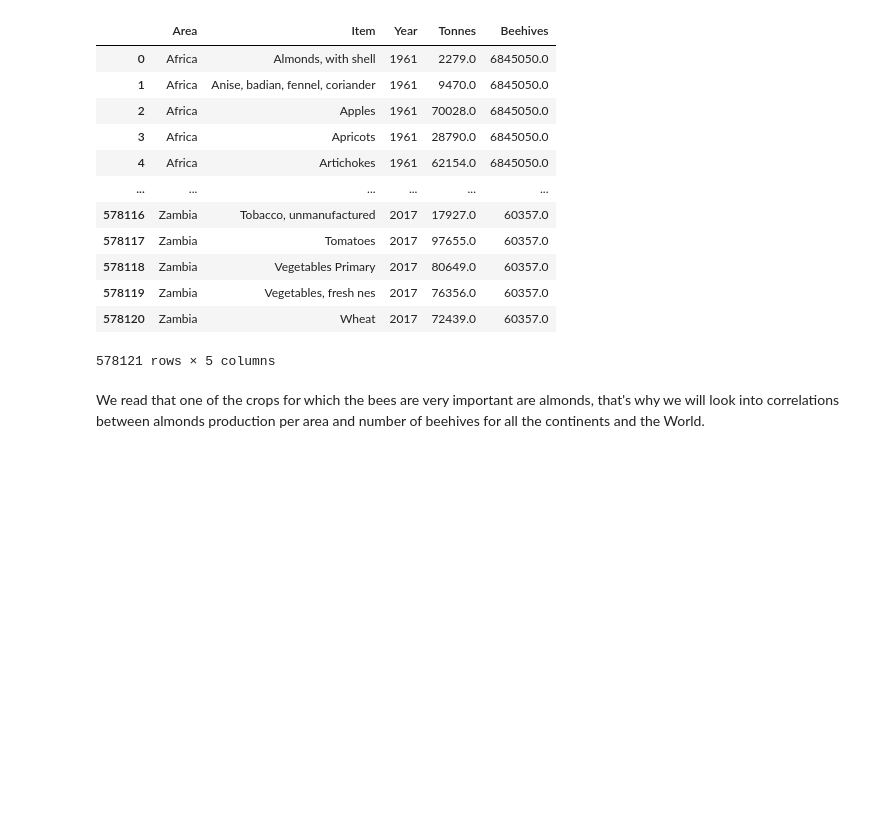
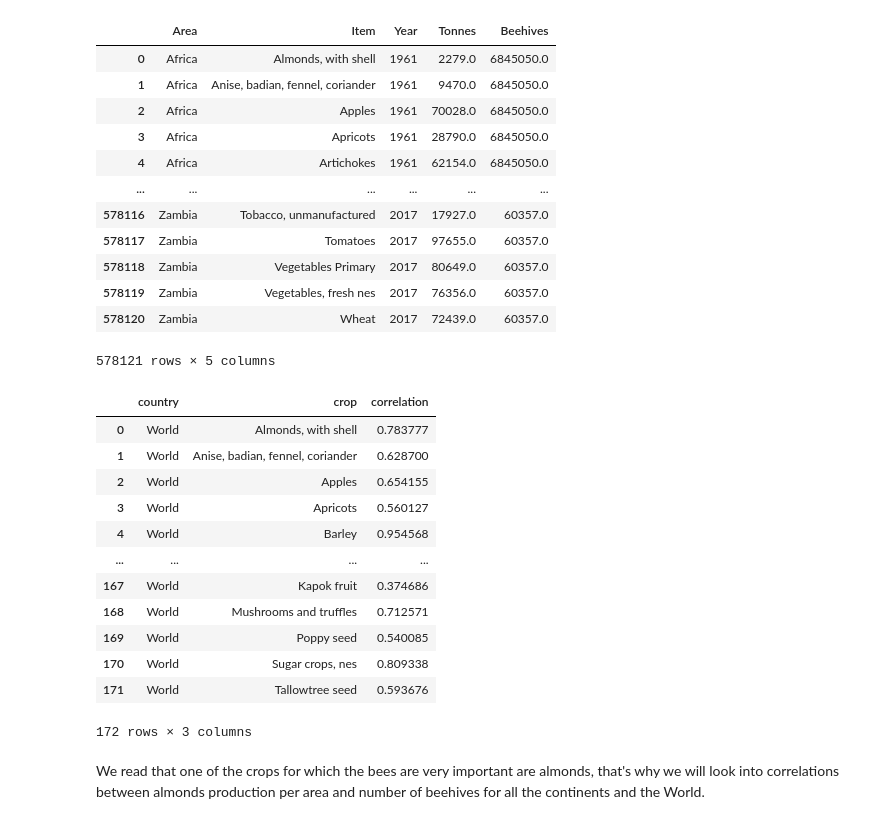
Before and after one commit to caralen/ada-project-faam, a Jupyter notebook: research_bees.ipynb, the cells around one changed output. Saved outputs shown, nothing was run; the diff lists cells and outputs as text; code cells hidden in the pictures; blank space fills up the shorter version.

```diff
--- a/research_bees.ipynb
+++ b/research_bees.ipynb
@@ -1779,7 +1779,7 @@ joined
 | 578120 | Zambia | Wheat | 2017 | 72439.0 | 60357.0 |
 578121 rows × 5 columns
 # %%
-run_this_cell = False
+run_this_cell = True
 
 if run_this_cell:
 
@@ -1789,7 +1789,7 @@ if run_this_cell:
     countries_list = []
     crops_list = []
     corrs = []
-
+    countries_unique = ['World']
     for country in countries_unique:
         for crop in crops_unique:
 
@@ -1802,6 +1802,22 @@ if run_this_cell:
 
     correlations = pd.DataFrame({'country': countries_list, 'crop': crops_list, 'correlation': corrs})
     correlations.to_pickle('crops_correlations')
+# %%
+correlations
+# %% [output]
+|  | country | crop | correlation |
+| 0 | World | Almonds, with shell | 0.783777 |
+| 1 | World | Anise, badian, fennel, coriander | 0.628700 |
+| 2 | World | Apples | 0.654155 |
+| 3 | World | Apricots | 0.560127 |
+| 4 | World | Barley | 0.954568 |
+| ... | ... | ... | ... |
+| 167 | World | Kapok fruit | 0.374686 |
+| 168 | World | Mushrooms and truffles | 0.712571 |
+| 169 | World | Poppy seed | 0.540085 |
+| 170 | World | Sugar crops, nes | 0.809338 |
+| 171 | World | Tallowtree seed | 0.593676 |
+172 rows × 3 columns
 # %%
 correlations = pd.read_pickle('crops_correlations')
 # %% [markdown]
```
Also changed, not shown: parts of 12 cells of this notebook, 1 other file.
